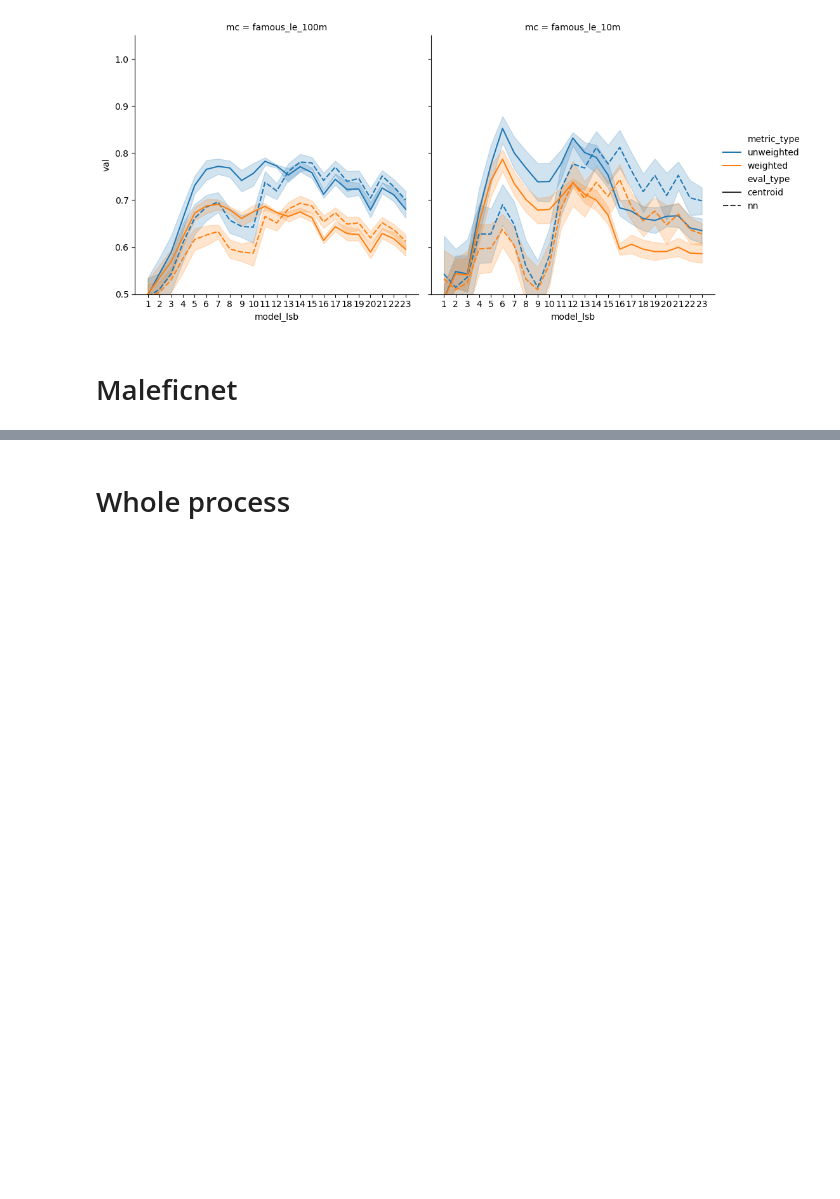
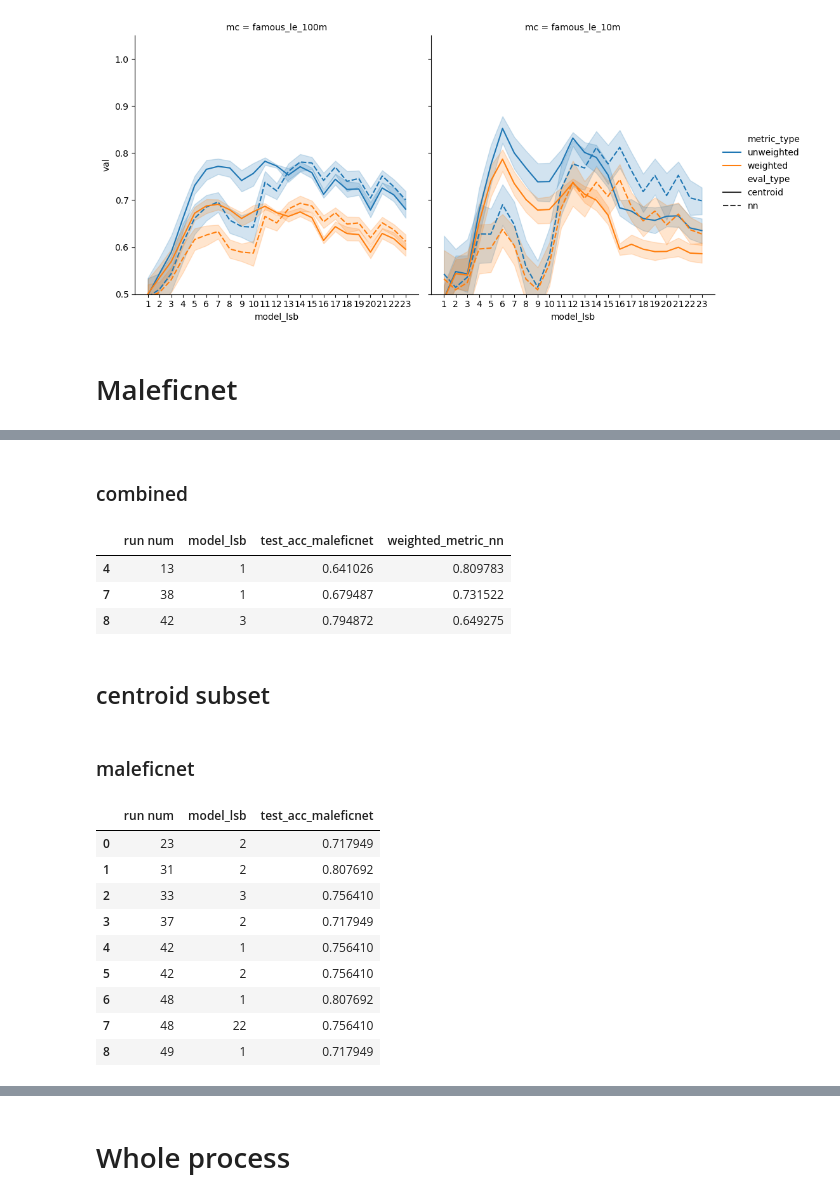
Before and after one commit to danigil/ModelXRay, a Jupyter notebook: notebooks/visualize_siamese_experiment_results.ipynb, the cells around one changed output, grey strips where cells are left out. Drawn from its saved outputs; the diff is of its cells as text; code cells hidden in the pictures; blank space fills up the shorter version.

```diff
--- a/notebooks/visualize_siamese_experiment_results.ipynb
+++ b/notebooks/visualize_siamese_experiment_results.ipynb
@@ -313,0 +347,34 @@ df[maleficnet_over_mask][((maleficnet_benign) | (maleficnet_mals))].shape
+# %% [markdown]
+### combined
+# %%
+df_combined = nn_subset.merge(rest_of_results, on=['run num', 'model_lsb'], how='outer').sort_values(by='weighted_metric_nn', ascending=False)
+df_combined.head(3)
+# %% [output]
+|  | run num | model_lsb | test_acc_maleficnet | weighted_metric_nn |
+| 4 | 13 | 1 | 0.641026 | 0.809783 |
+| 7 | 38 | 1 | 0.679487 | 0.731522 |
+| 8 | 42 | 3 | 0.794872 | 0.649275 |
+# %% [markdown]
+## centroid subset
+# %% [markdown]
+### maleficnet
+# %%
+centroid_subset = df[maleficnet_over_centroid_mask].copy()
+centroid_subset = centroid_subset[centroid_subset['mc'].isin(['maleficnet_mals', 'maleficnet_benigns'])]
+
+centroid_subset.drop(columns=['lsb', 'test_acc_nn'], inplace=True)
+centroid_subset = centroid_subset.groupby(['run num', 'model_lsb']).mean(numeric_only=True).reset_index()
+
+centroid_subset.rename(columns={'test_acc_centroid': 'test_acc_maleficnet'}, inplace=True)
+centroid_subset
+# %% [output]
+|  | run num | model_lsb | test_acc_maleficnet |
+| 0 | 23 | 2 | 0.717949 |
+| 1 | 31 | 2 | 0.807692 |
+| 2 | 33 | 3 | 0.756410 |
+| 3 | 37 | 2 | 0.717949 |
+| 4 | 42 | 1 | 0.756410 |
+| 5 | 42 | 2 | 0.756410 |
+| 6 | 48 | 1 | 0.807692 |
+| 7 | 48 | 22 | 0.756410 |
+| 8 | 49 | 1 | 0.717949 |
```
Also changed, not shown: parts of 15 cells of this notebook, 7 other files.
